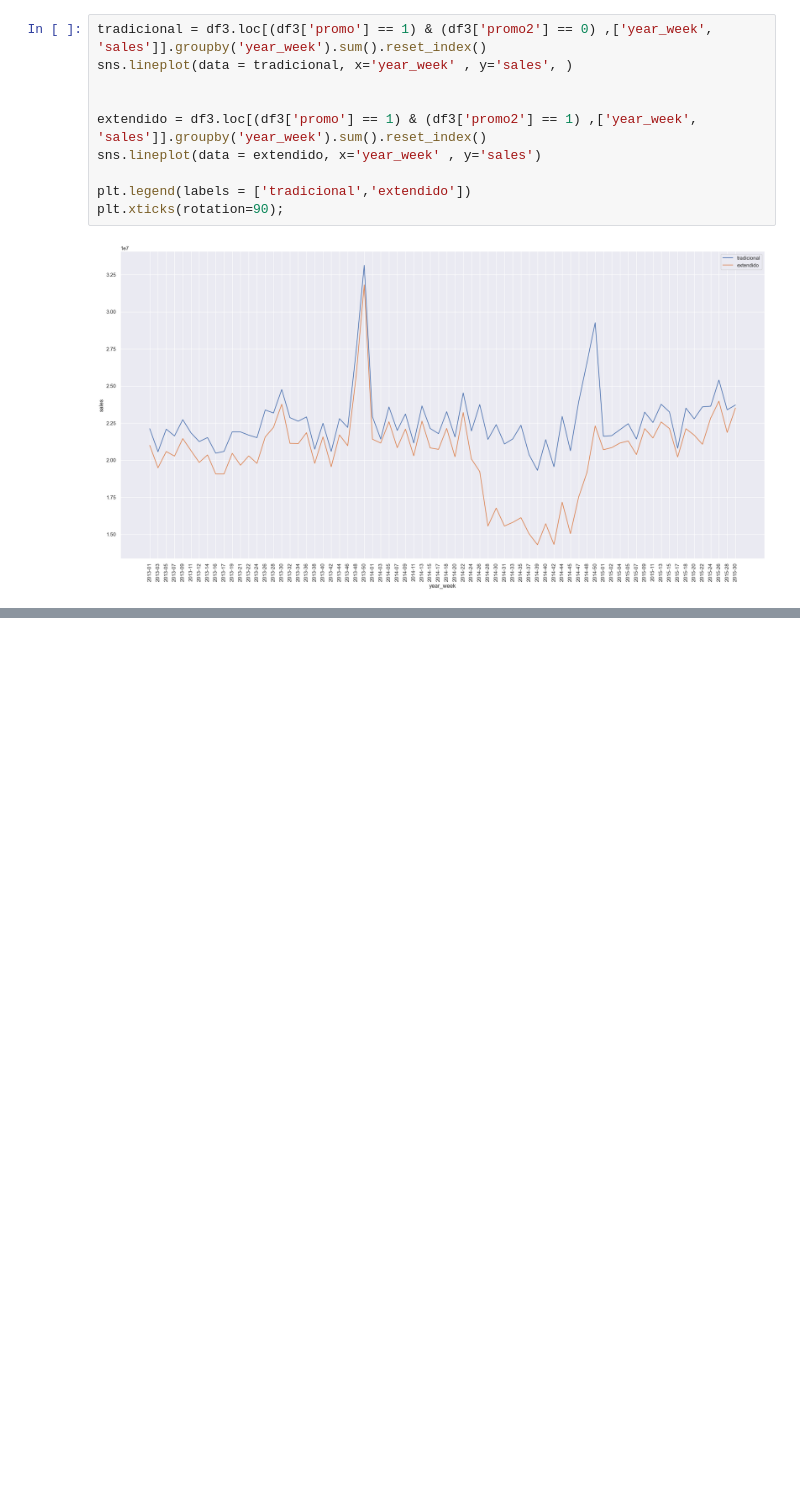
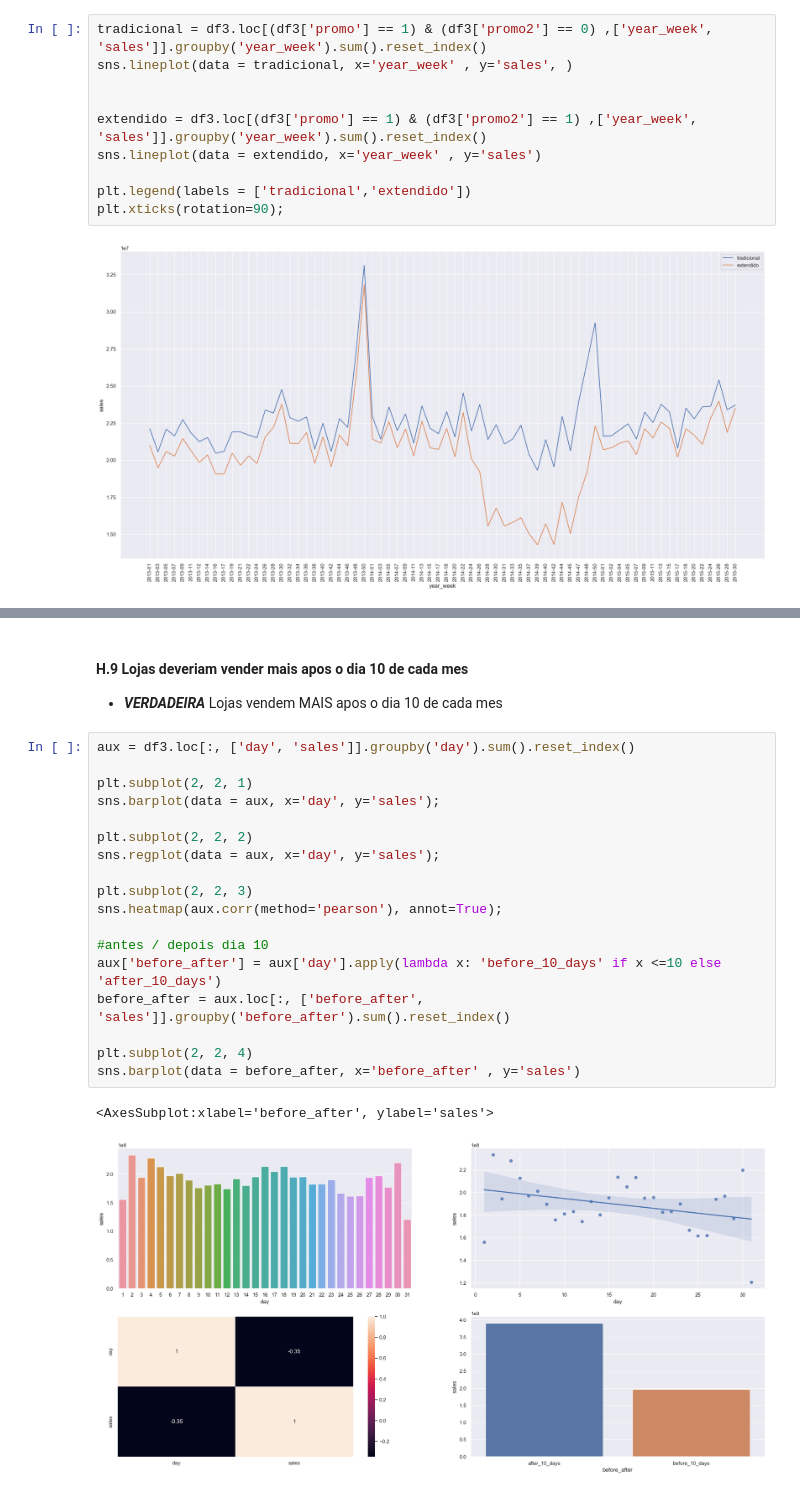
Before and after one commit to juanzimmer/Ds_em_producao, a Jupyter notebook: aula_3_analise_exploratoria.ipynb, the cells around one changed output, grey strips where cells are left out. Saved outputs shown, nothing was run; the diff lists cells and outputs as text; blank space fills up the shorter version.

```diff
--- a/aula_3_analise_exploratoria.ipynb
+++ b/aula_3_analise_exploratoria.ipynb
@@ -643,0 +688,24 @@ plt.xticks(rotation=90);
+# %% [markdown]
+#### H.9 Lojas deveriam vender mais apos o dia 10 de cada mes
+ - ***VERDADEIRA*** Lojas vendem MAIS apos o dia 10 de cada mes
+# %%
+aux = df3.loc[:, ['day', 'sales']].groupby('day').sum().reset_index()
+
+plt.subplot(2, 2, 1)
+sns.barplot(data = aux, x='day', y='sales');
+
+plt.subplot(2, 2, 2)
+sns.regplot(data = aux, x='day', y='sales');
+
+plt.subplot(2, 2, 3)
+sns.heatmap(aux.corr(method='pearson'), annot=True);
+
+#antes / depois dia 10
+aux['before_after'] = aux['day'].apply(lambda x: 'before_10_days' if x <=10 else 'after_10_days')
+before_after = aux.loc[:, ['before_after', 'sales']].groupby('before_after').sum().reset_index()
+
+plt.subplot(2, 2, 4)
+sns.barplot(data = before_after, x='before_after' , y='sales')
+# %% [output]
+<AxesSubplot:xlabel='before_after', ylabel='sales'>
+[figure, added]
```
Also changed, not shown: parts of 17 cells of this notebook.
